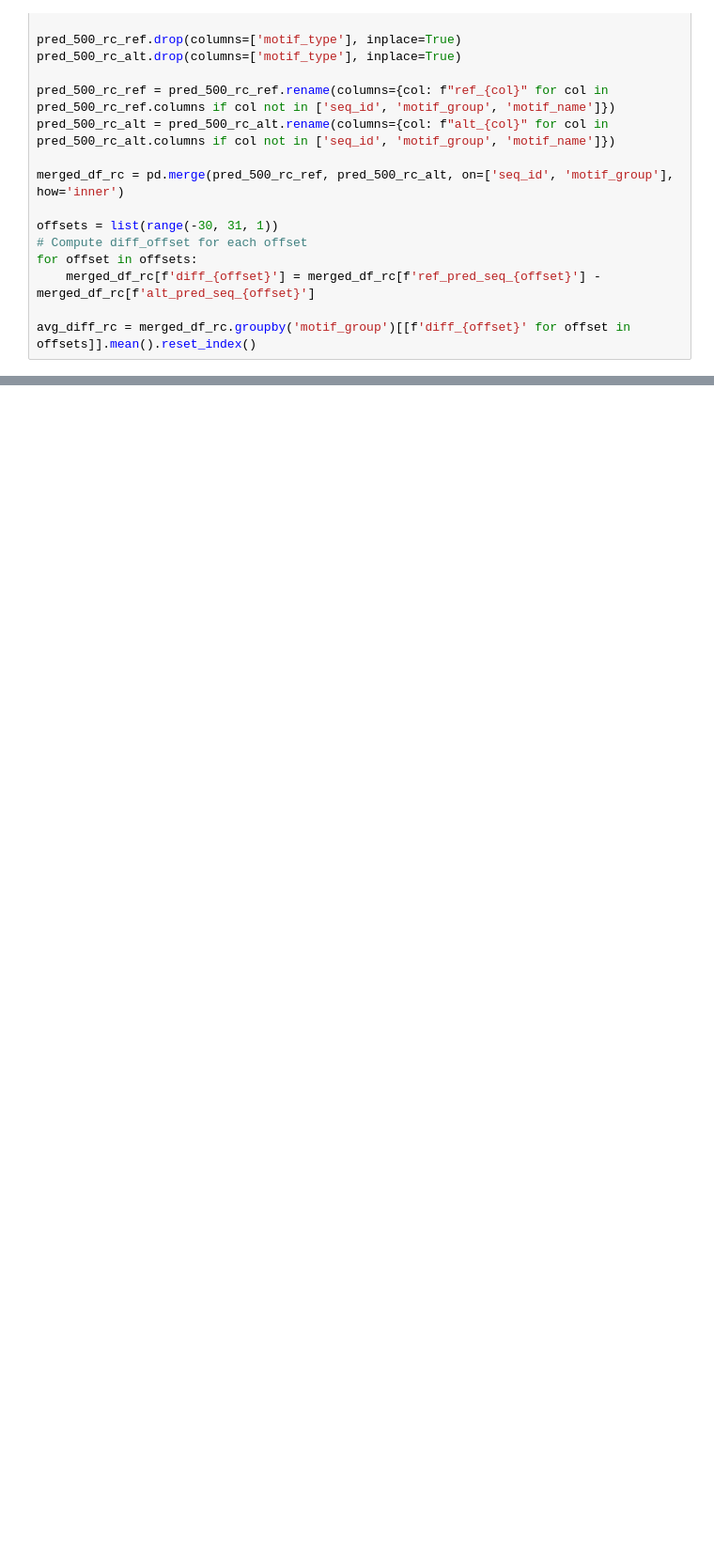
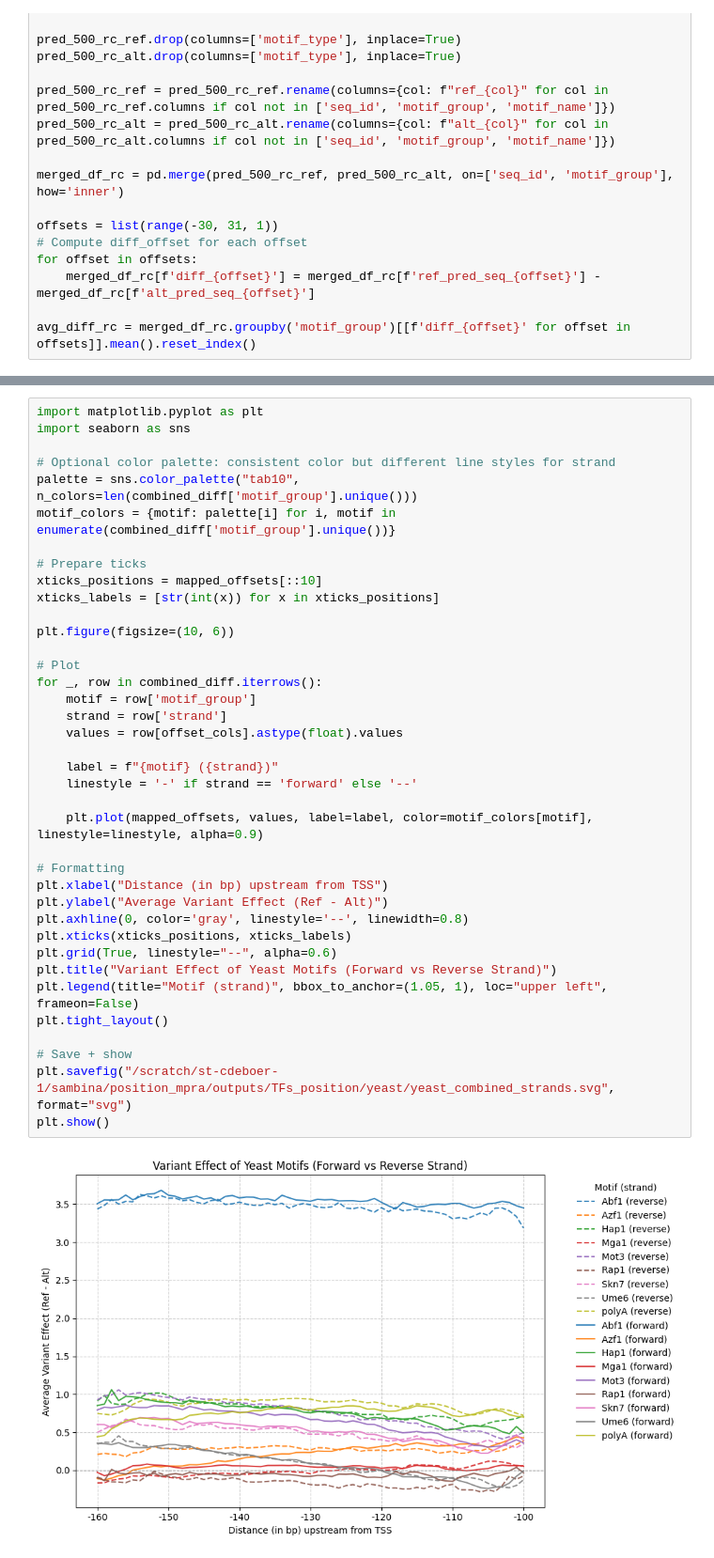
Before and after one commit to de-Boer-Lab/position-mpra, a Jupyter notebook: src/TF_position/yeast/plot_kc.ipynb, the cells around one changed output, grey strips where cells are left out. Shown at 94% size. Saved outputs shown, nothing was run; the diff lists cells and outputs as text; blank space fills up the shorter version.

```diff
--- a/src/TF_position/yeast/plot_kc.ipynb
+++ b/src/TF_position/yeast/plot_kc.ipynb
@@ -147,0 +172,40 @@ plt.show()
+# %%
+import matplotlib.pyplot as plt
+import seaborn as sns
+
+# Optional color palette: consistent color but different line styles for strand
+palette = sns.color_palette("tab10", n_colors=len(combined_diff['motif_group'].unique()))
+motif_colors = {motif: palette[i] for i, motif in enumerate(combined_diff['motif_group'].unique())}
+
+# Prepare ticks
+xticks_positions = mapped_offsets[::10]
+xticks_labels = [str(int(x)) for x in xticks_positions]
+
+plt.figure(figsize=(10, 6))
+
+# Plot
+for _, row in combined_diff.iterrows():
+    motif = row['motif_group']
+    strand = row['strand']
+    values = row[offset_cols].astype(float).values
+
+    label = f"{motif} ({strand})"
+    linestyle = '-' if strand == 'forward' else '--'
+
+    plt.plot(mapped_offsets, values, label=label, color=motif_colors[motif], linestyle=linestyle, alpha=0.9)
+
+# Formatting
+plt.xlabel("Distance (in bp) upstream from TSS")
+plt.ylabel("Average Variant Effect (Ref - Alt)")
+plt.axhline(0, color='gray', linestyle='--', linewidth=0.8)
+plt.xticks(xticks_positions, xticks_labels)
+plt.grid(True, linestyle="--", alpha=0.6)
+plt.title("Variant Effect of Yeast Motifs (Forward vs Reverse Strand)")
+plt.legend(title="Motif (strand)", bbox_to_anchor=(1.05, 1), loc="upper left", frameon=False)
+plt.tight_layout()
+
+# Save + show
+plt.savefig("/scratch/st-cdeboer-1/sambina/position_mpra/outputs/TFs_position/yeast/yeast_combined_strands.svg", format="svg")
+plt.show()
+# %% [output]
+[figure, added]
```
Also changed, not shown: parts of 10 cells of this notebook.
